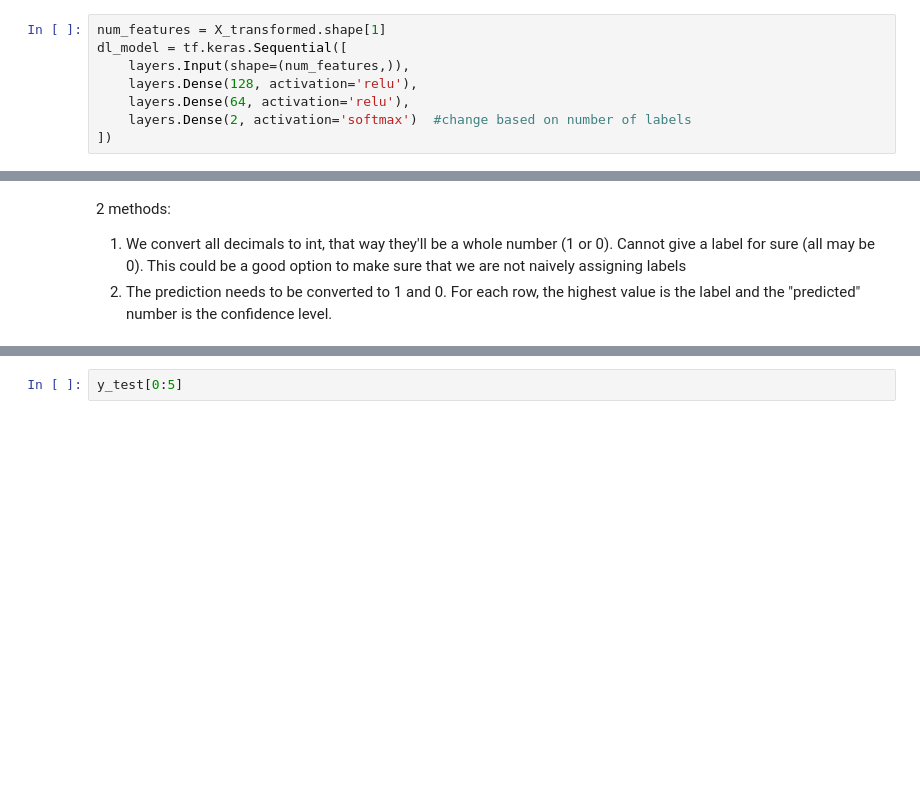
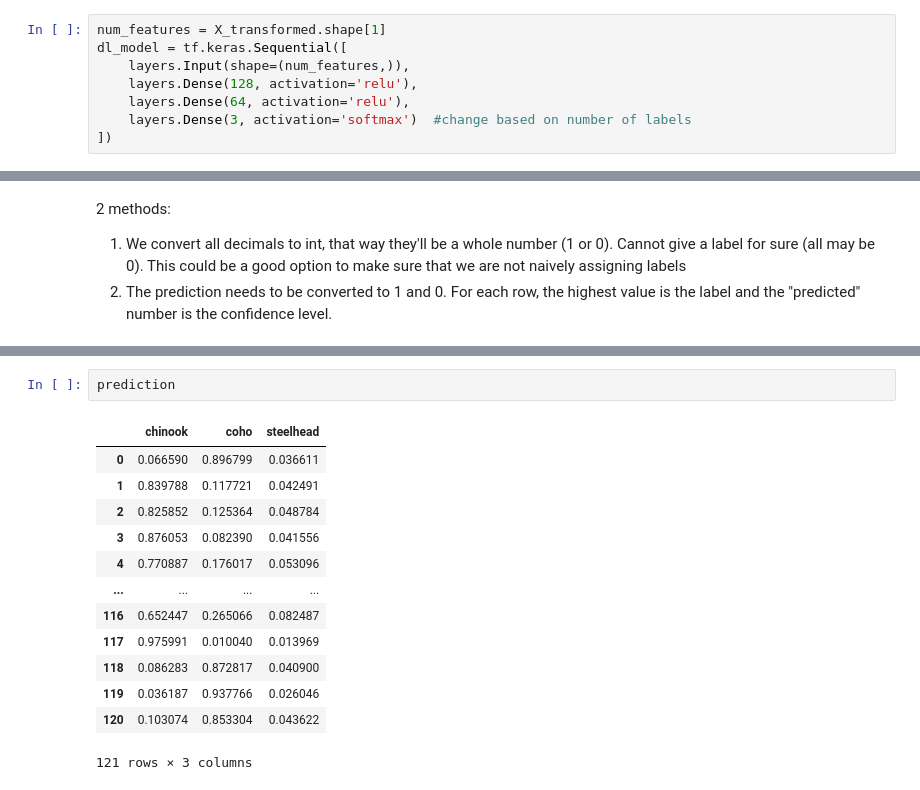
Before and after one commit to brahmwg/Bottlenecks_MDS_Capstone, a Jupyter notebook: imputation_model/Deep_learning_pipeline.ipynb, the cells around one changed output, grey strips where cells are left out. Drawn from its saved outputs; the diff is of its cells as text; blank space fills up the shorter version.

```diff
--- a/imputation_model/Deep_learning_pipeline.ipynb
+++ b/imputation_model/Deep_learning_pipeline.ipynb
@@ -100,7 +158,7 @@ dl_model = tf.keras.Sequential([
     layers.Input(shape=(num_features,)),
     layers.Dense(128, activation='relu'),
     layers.Dense(64, activation='relu'),
-    layers.Dense(2, activation='softmax')  #change based on number of labels
+    layers.Dense(3, activation='softmax')  #change based on number of labels
 ])
 # %%
 dl_model.compile(optimizer=Adam(learning_rate=0.0001),
@@ -146,2 +255,16 @@ prediction.head()
-# %%
-y_test[0:5]
+# %%
+prediction
+# %% [output]
+|  | chinook | coho | steelhead |
+| 0 | 0.066590 | 0.896799 | 0.036611 |
+| 1 | 0.839788 | 0.117721 | 0.042491 |
+| 2 | 0.825852 | 0.125364 | 0.048784 |
+| 3 | 0.876053 | 0.082390 | 0.041556 |
+| 4 | 0.770887 | 0.176017 | 0.053096 |
+| ... | ... | ... | ... |
+| 116 | 0.652447 | 0.265066 | 0.082487 |
+| 117 | 0.975991 | 0.010040 | 0.013969 |
+| 118 | 0.086283 | 0.872817 | 0.040900 |
+| 119 | 0.036187 | 0.937766 | 0.026046 |
+| 120 | 0.103074 | 0.853304 | 0.043622 |
+121 rows × 3 columns
```
Also changed, not shown: parts of 26 cells of this notebook.
